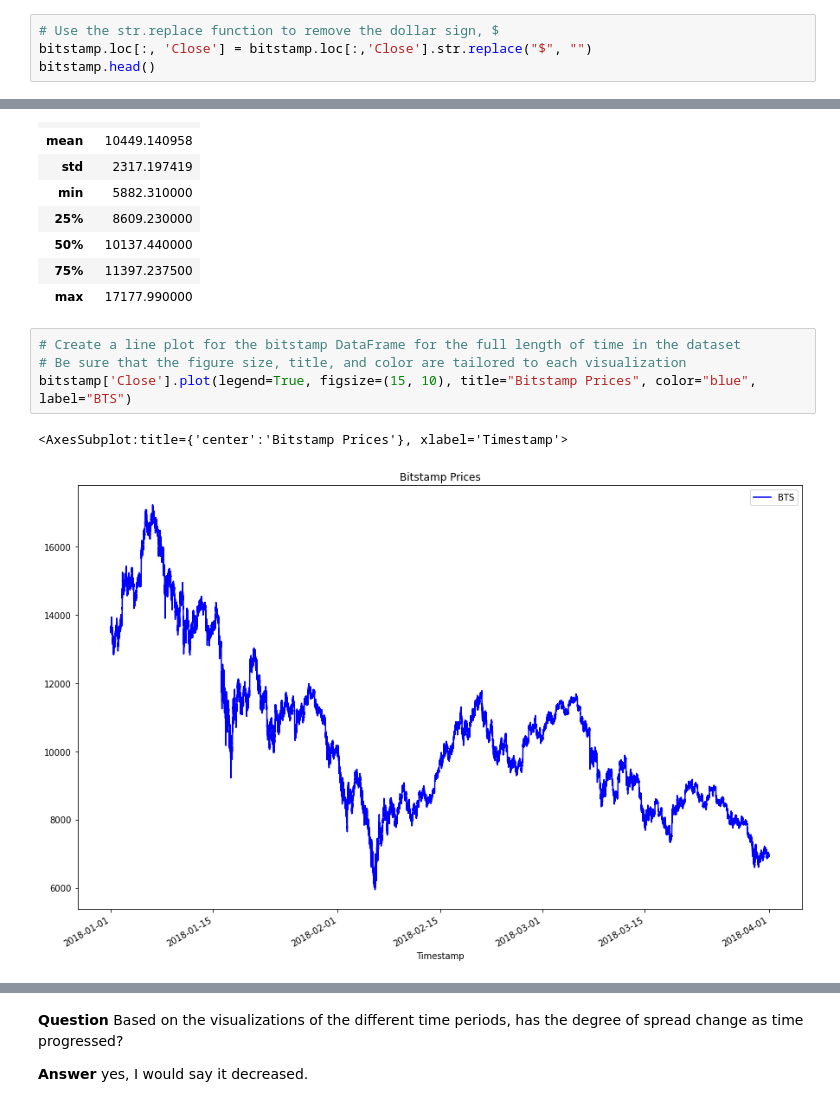
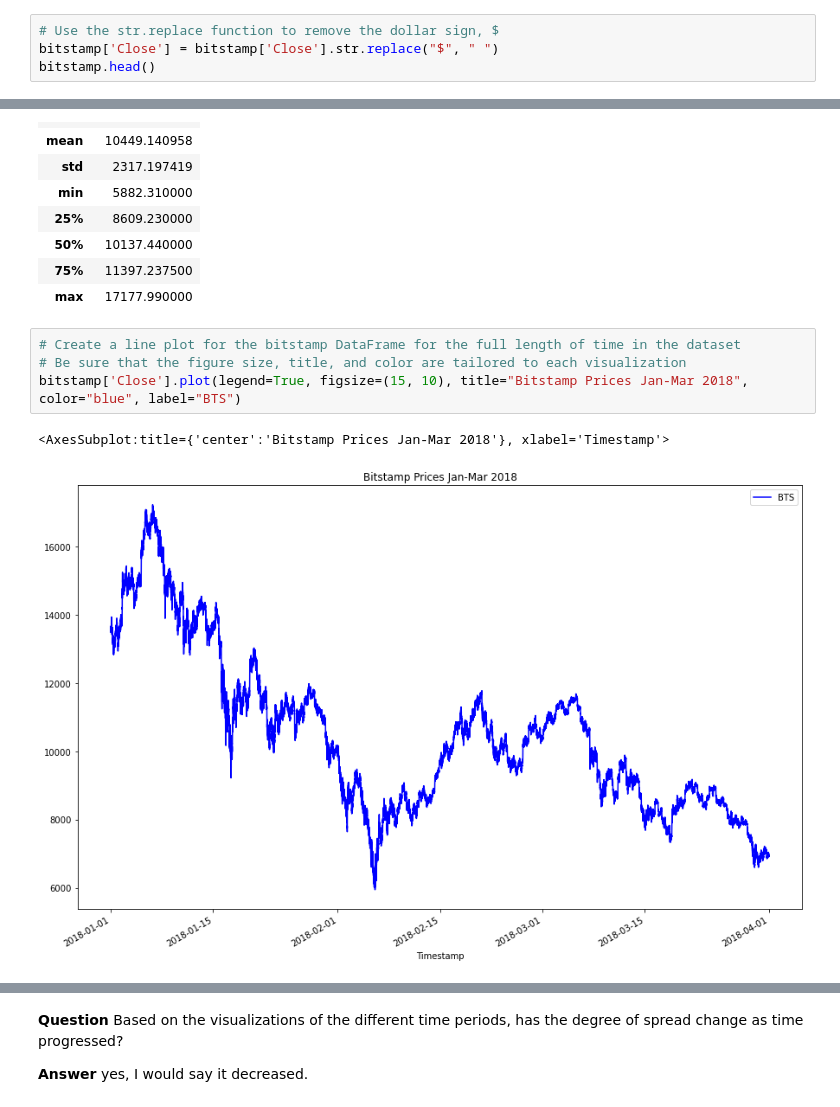
Before and after one commit to Arty-j/Arbitrage_opportunities, a Jupyter notebook: crypto_arbitrage.ipynb, the cells around one changed output, grey strips where cells are left out. Saved outputs shown, nothing was run; the diff lists cells and outputs as text.

```diff
--- a/crypto_arbitrage.ipynb
+++ b/crypto_arbitrage.ipynb
@@ -149,7 +149,7 @@ dtype: int64
 ### Step 2: Use the `str.replace` function to remove the dollar signs ($) from the values in the Close column.
 # %%
 # Use the str.replace function to remove the dollar sign, $
-bitstamp.loc[:, 'Close'] = bitstamp.loc[:,'Close'].str.replace("$", "")
+bitstamp['Close'] = bitstamp['Close'].str.replace("$", " ")
 bitstamp.head()
 # %% [output]
 |  | Open | High | Low | Close | BTC Volume | USD Volume | Weighted Price |
@@ -312,10 +312,10 @@ coinbase[["Close"]].describe()
 # %%
 # Create a line plot for the bitstamp DataFrame for the full length of time in the dataset
 # Be sure that the figure size, title, and color are tailored to each visualization
-bitstamp['Close'].plot(legend=True, figsize=(15, 10), title="Bitstamp Prices", color="blue", label="BTS")
+bitstamp['Close'].plot(legend=True, figsize=(15, 10), title="Bitstamp Prices Jan-Mar 2018", color="blue", label="BTS")
 # %% [output]
-<AxesSubplot:title={'center':'Bitstamp Prices'}, xlabel='Timestamp'>
+<AxesSubplot:title={'center':'Bitstamp Prices Jan-Mar 2018'}, xlabel='Timestamp'>
-[figure, old version]
+[figure, new version]
 # %%
 # Create a line plot for the coinbase DataFrame for the full length of time in the dataset
 # Be sure that the figure size, title, and color are tailored to each visualization
```
Also changed, not shown: parts of 42 cells of this notebook.
